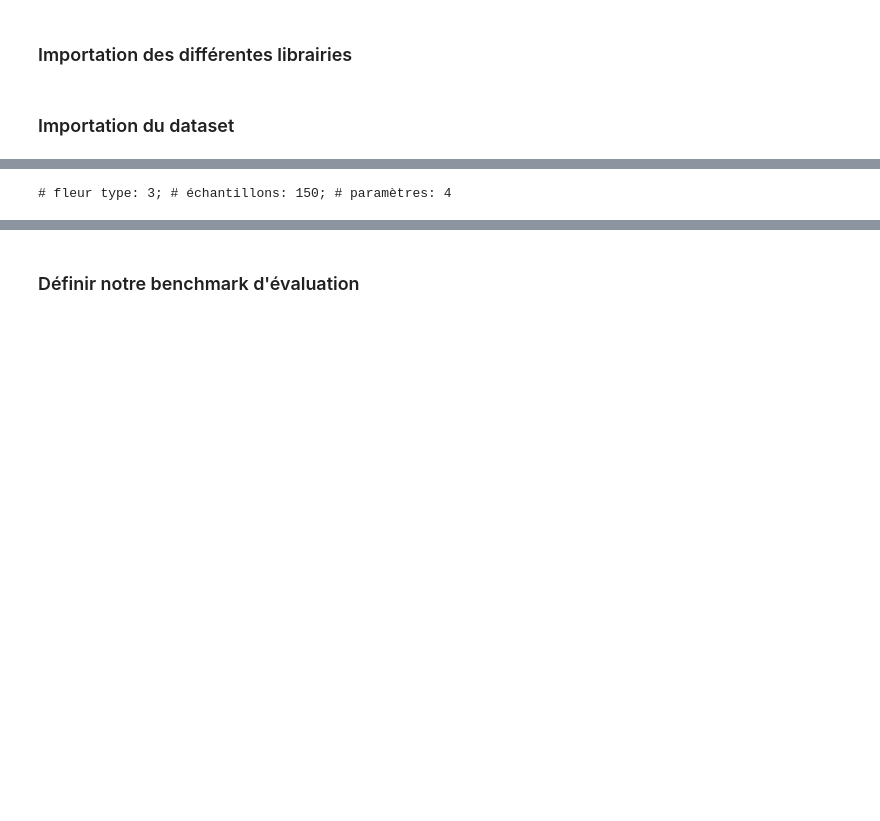
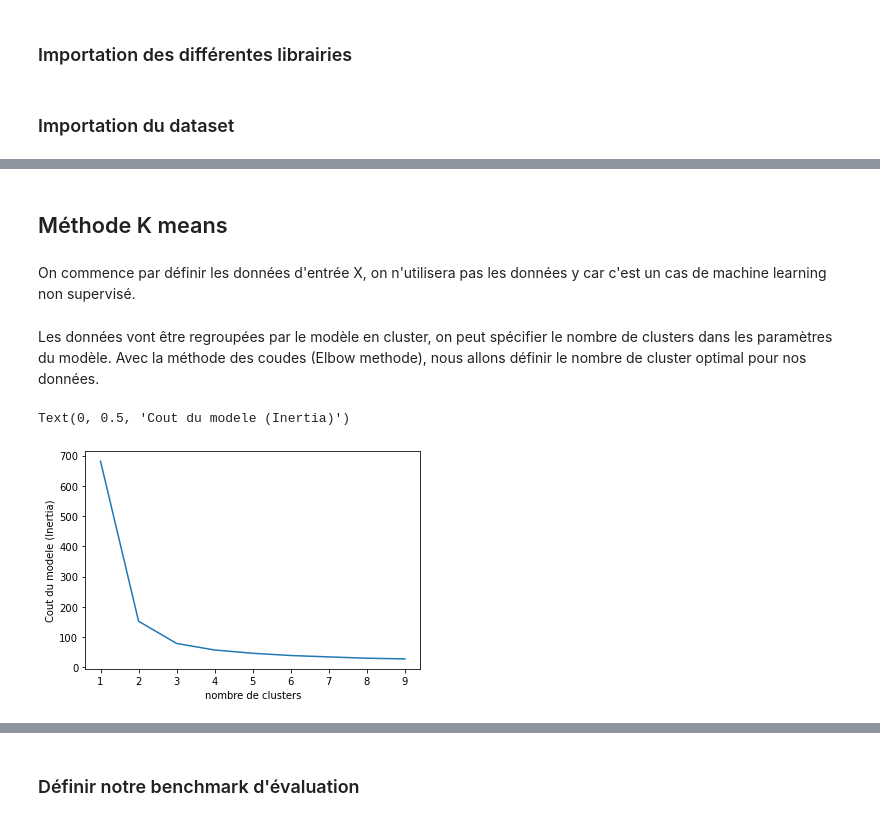
Before and after one commit to lilifull/Brief-8-, a Jupyter notebook: Problematique_1.ipynb, the cells around one changed output, grey strips where cells are left out. Saved outputs shown, nothing was run; the diff lists cells and outputs as text; code cells hidden in the pictures; blank space fills up the shorter version.

```diff
--- a/Problematique_1.ipynb
+++ b/Problematique_1.ipynb
@@ -57,7 +43,22 @@ Nous sommes donc en possession de 150 lignes de 4 colonnes.
+# %% [markdown]
+## Méthode K means
+# %% [markdown]
+On commence par définir les données d'entrée X, on n'utilisera pas les données y car c'est un cas de machine learning non supervisé.
 # %%
 data, labels = load_iris(return_X_y=True)
-(n_samples, n_features), n_fleur_type = data.shape, np.unique(labels).size
-
-print(f"# fleur type: {n_fleur_type}; # échantillons: {n_samples}; # paramètres: {n_features}")
-# %% [output]
-# fleur type: 3; # échantillons: 150; # paramètres: 4
+# %%
+X = data
+# %% [markdown]
+Les données vont être regroupées par le modèle en cluster, on peut spécifier le nombre de clusters dans les paramètres du modèle. Avec la méthode des coudes (Elbow methode), nous allons définir le nombre de cluster optimal pour nos données.
+# %%
+inertia = []
+K_range = range(1, 10)
+for k in K_range:
+    model = KMeans(n_clusters=k).fit(X)
+    inertia.append(model.inertia_)
+plt.plot(K_range, inertia)
+plt.xlabel("nombre de clusters")
+plt.ylabel("Cout du modele (Inertia)")
+# %% [output]
+Text(0, 0.5, 'Cout du modele (Inertia)')
+[figure, added]
```
Also changed, not shown: parts of 28 cells of this notebook, 3 other files.
